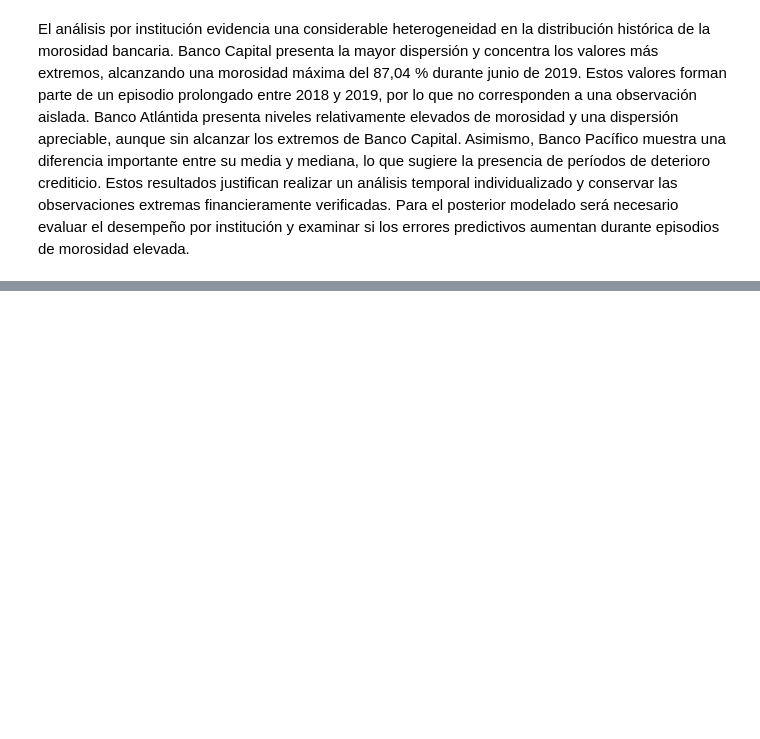
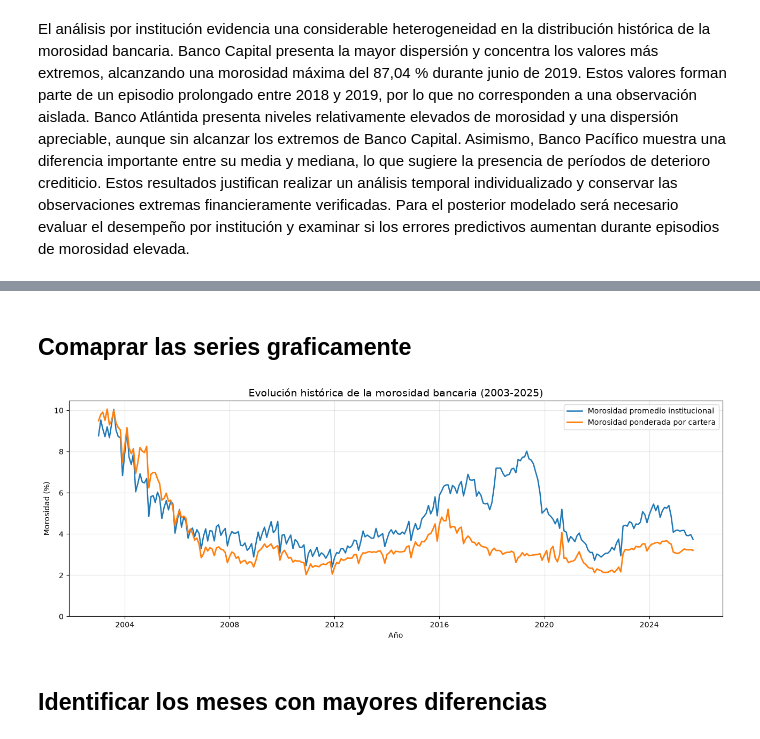
Before and after one commit to tavomx45/audit-ecuador-banking-data, a Jupyter notebook: notebooks/01_analisis_exploratorio.ipynb, the cells around one changed output, grey strips where cells are left out. Cells and saved outputs as stored; diff of their text form; code cells hidden in the pictures; blank space fills up the shorter version.

```diff
--- a/notebooks/01_analisis_exploratorio.ipynb
+++ b/notebooks/01_analisis_exploratorio.ipynb
@@ -537,0 +597,40 @@ Estos resultados justifican realizar un análisis temporal individualizado y con
+# %% [markdown]
+## Comaprar las series graficamente
+# %%
+fig, ax = plt.subplots(figsize=(13, 5))
+
+# Morosidad media institucional
+ax.plot(
+    morosidad_historica["fecha"],
+    morosidad_historica["morosidad_media"],
+    linewidth=1.8,
+    label="Morosidad promedio institucional"
+)
+
+# Morosidad agregada ponderada
+ax.plot(
+    morosidad_historica["fecha"],
+    morosidad_historica["morosidad_ponderada"],
+    linewidth=2,
+    label="Morosidad ponderada por cartera"
+)
+
+ax.set_title(
+    "Evolución histórica de la morosidad bancaria (2003-2025)",
+    fontsize=14
+)
+
+ax.set_xlabel("Año")
+ax.set_ylabel("Morosidad (%)")
+
+ax.set_ylim(bottom=0)
+
+ax.grid(alpha=0.3)
+ax.legend()
+
+plt.tight_layout()
+plt.show()
+# %% [output]
+[figure, added]
+# %% [markdown]
+## Identificar los meses con mayores diferencias
```
Also changed, not shown: parts of 44 cells of this notebook, 2 other files.
